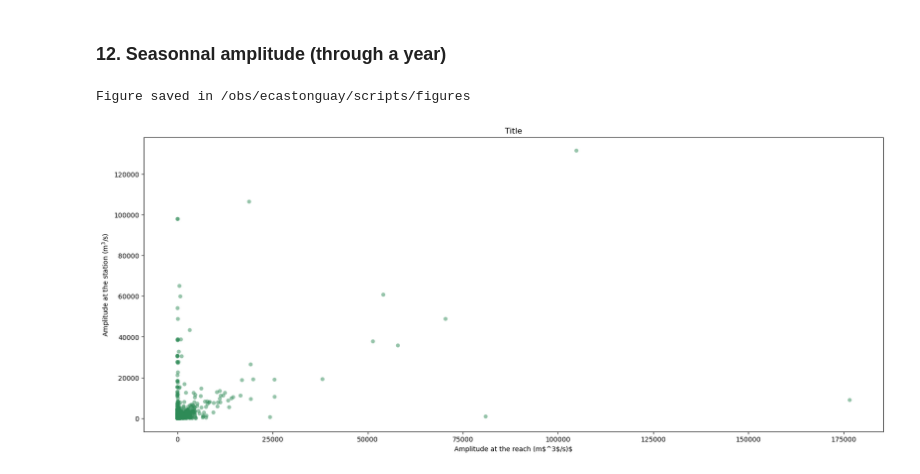
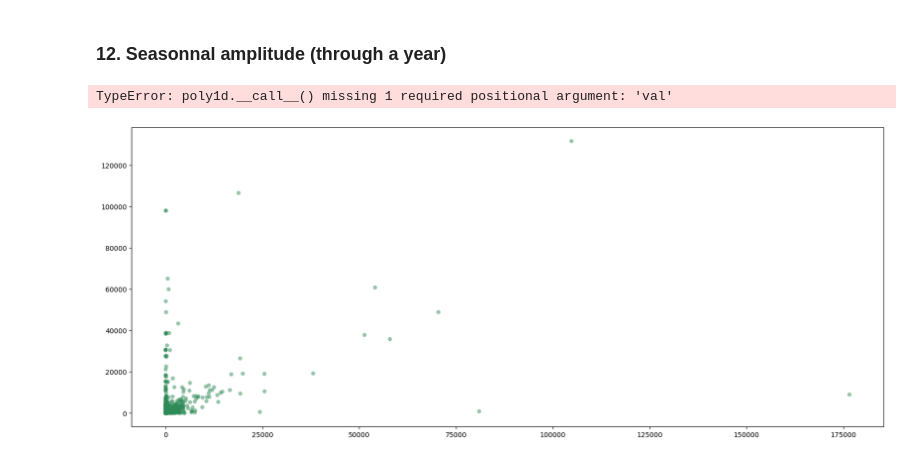
Before and after one commit to evecastonguay/Stage2026, a Jupyter notebook: discharge_dset.ipynb, the cells around one changed output. Saved outputs shown, nothing was run; the diff lists cells and outputs as text; code cells hidden in the pictures.

Commit message:
linear regr.

```diff
--- a/discharge_dset.ipynb
+++ b/discharge_dset.ipynb
@@ -132,9 +133,9 @@ for i_continent in continent_list: # loop over continents
             # 4.3 Checking if the selected nearest reach contains data; if not, will move on to the next nearest reach
             discharge_data_check = data_l4.groups["consensus"]['consensus_q'][index] # [tested]  <class 'numpy.ndarray'>
             mask_fill_values = (discharge_data_check != data_l4.groups["consensus"]['consensus_q'].missing_value) # [tested]
-            consensus_q_flt = discharge_data_check[mask_fill_values] # for a given index, is all discharge data missing value?
+            consensus_q_flt = discharge_data_check[mask_fill_values] # [tested] for a given index, is all discharge data missing value?
             if consensus_q_flt.size == 0:
-                if ii == 9:
+                if ii == (k_neighbors-1):
                     # print(f"Warning: [4.2] The closest reach to station {station_id} that contains data is further than the 10th nearest neighboor.")
                     n_10nn += 1
                     no_r_found = True
@@ -159,6 +160,8 @@ for i_continent in continent_list: # loop over continents
             # 5.1 SWOT time data
             time_data = data_l4.groups["consensus"]['time_int'][sel_r_index]
             time_flt = time_data[mask_fill_values]
+            assert discharge_data_check.shape == time_data.shape # raises assertion error if not true
+            assert consensus_q_flt.shape == time_flt.shape # raises assertion error if not true
             # converting time from int to datetime
             epoch = np.datetime64('2000-01-01')
             datetime_flt = epoch + time_flt.astype('timedelta64[s]')
@@ -171,7 +174,7 @@ for i_continent in continent_list: # loop over continents
             sel_r_id = data_l4.groups['reaches']['reach_id'][sel_r_index]
 
             # 5.4 SWORD width
-            r_index_swr = np.where(r_list_swr==sel_r_id) # position of the reach in the SWORD database
+            r_index_swr = np.where(r_list_swr==sel_r_id)[0] # position of the reach in the SWORD database
 
             ## Section 6 : Use of .get_indexer to fill the empty ndarrays with data
             # 6.1 Put hours,min,sec to 00:00:00 to ignore time and only keep date
@@ -198,6 +201,8 @@ for i_continent in continent_list: # loop over continents
 
         # end of the (for station_id in list_station_id:) loop
         station_pos += 1
+
+    assert station_pos == len(list_station_id) # at the end of the station loop, these should be equal
 
     print(f"The number of reaches that are further than the 10th nearest neighboor of a given station is {n_10nn} for the {i_continent} continent. Currently these will be filled with NaN values.")
     print(f"The number of reaches that were not found in the SWORD database is {n_not_found_swr} for the {i_continent} continent.")
@@ -962,27 +974,35 @@ Figure saved in /obs/ecastonguay/scripts/figures
 # %%
 # SWOT amplitude
 min_s = q_ol_s.min(dim="time",skipna=True)
 max_s = q_ol_s.max(dim="time",skipna=True)
 ampli_s = max_s-min_s
 
 # GRDC amplitude
 min_g = q_ol_g.min(dim="time",skipna=True)
 max_g = q_ol_g.max(dim="time",skipna=True)
 ampli_g = max_g-min_g
 
 # Scatter plot
 plt.figure(figsize=(20, 8))
 plt.scatter(ampli_g, ampli_s, c='seagreen', alpha=0.5, edgecolors='none')
-#plt.ylim((0,1000))
+
+# Linear regression
+coef = np.polyfit(ampli_g,ampli_s,1)
+poly1d_fn = np.poly1d(coef)
+plt.plot(poly1d_fn(ampli_g), '--k')
+
+# Titles
+plt.ylim((0,1000))
+plt.xlim((0,1000))
 plt.title("Title")
 plt.ylabel(r'Amplitude at the station (m$^3$/s)')
-plt.xlabel(r'Amplitude at the reach (m$^3$/s)$')
+plt.xlabel(r'Amplitude at the reach (m$^3$/s)')
 
 # Save
 fig_name = f'ampli_year.png'
 plt.savefig(f'/obs/ecastonguay/scripts/figures/{fig_name}', dpi=400, bbox_inches='tight')
 print(f"Figure saved in /obs/ecastonguay/scripts/figures")
 plt.show()
 # %% [output]
-Figure saved in /obs/ecastonguay/scripts/figures
+TypeError: poly1d.__call__() missing 1 required positional argument: 'val'
-[figure, old version]
+[figure, new version]
```
Also changed, not shown: parts of 7 cells of this notebook.
